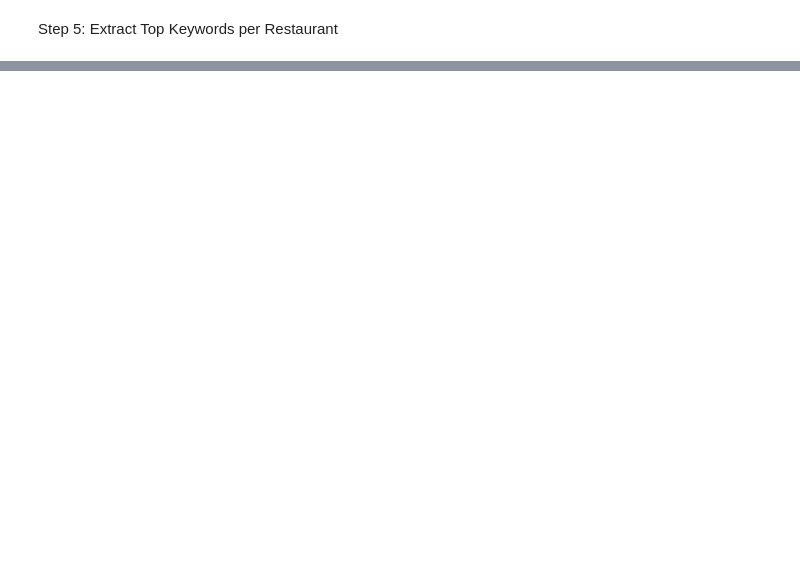
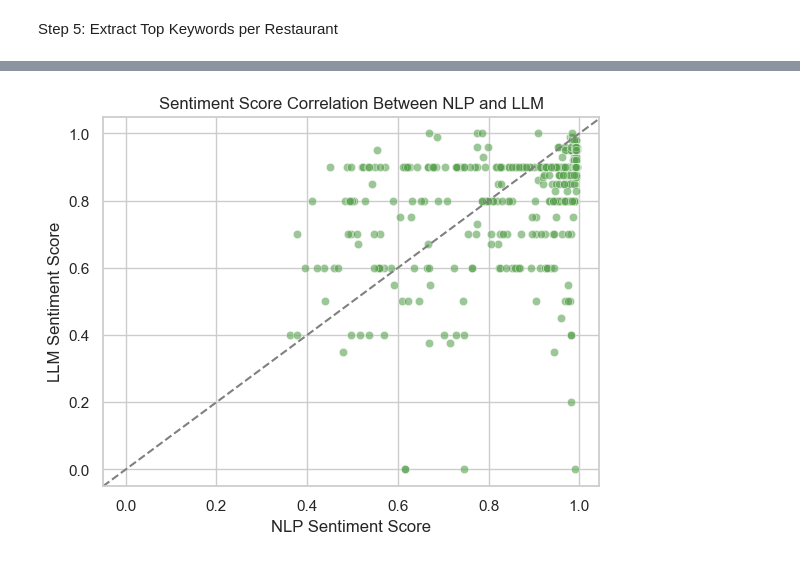
Before and after one commit to Ramisanan/restaurant-sentiment-analysis, a Jupyter notebook: visualization.ipynb, the cells around one changed output, grey strips where cells are left out. Saved outputs shown, nothing was run; the diff lists cells and outputs as text; code cells hidden in the pictures; blank space fills up the shorter version.

```diff
--- a/visualization.ipynb
+++ b/visualization.ipynb
@@ -158 +91,10 @@ negative_kw_df = pd.DataFrame(neg_counter.most_common(15), columns=["keyword", "
+# %%
+sns.scatterplot(data=combined_df, x="nlp_score", y="llm_score", alpha=0.6, color="#59A14F")
+plt.axline((0, 0), slope=1, color="gray", linestyle="--")
+plt.title("Sentiment Score Correlation Between NLP and LLM")
+plt.xlabel("NLP Sentiment Score")
+plt.ylabel("LLM Sentiment Score")
+plt.show()
+# %% [output]
+[figure, added]
 # %%
```
Also changed, not shown: parts of 22 cells of this notebook.
